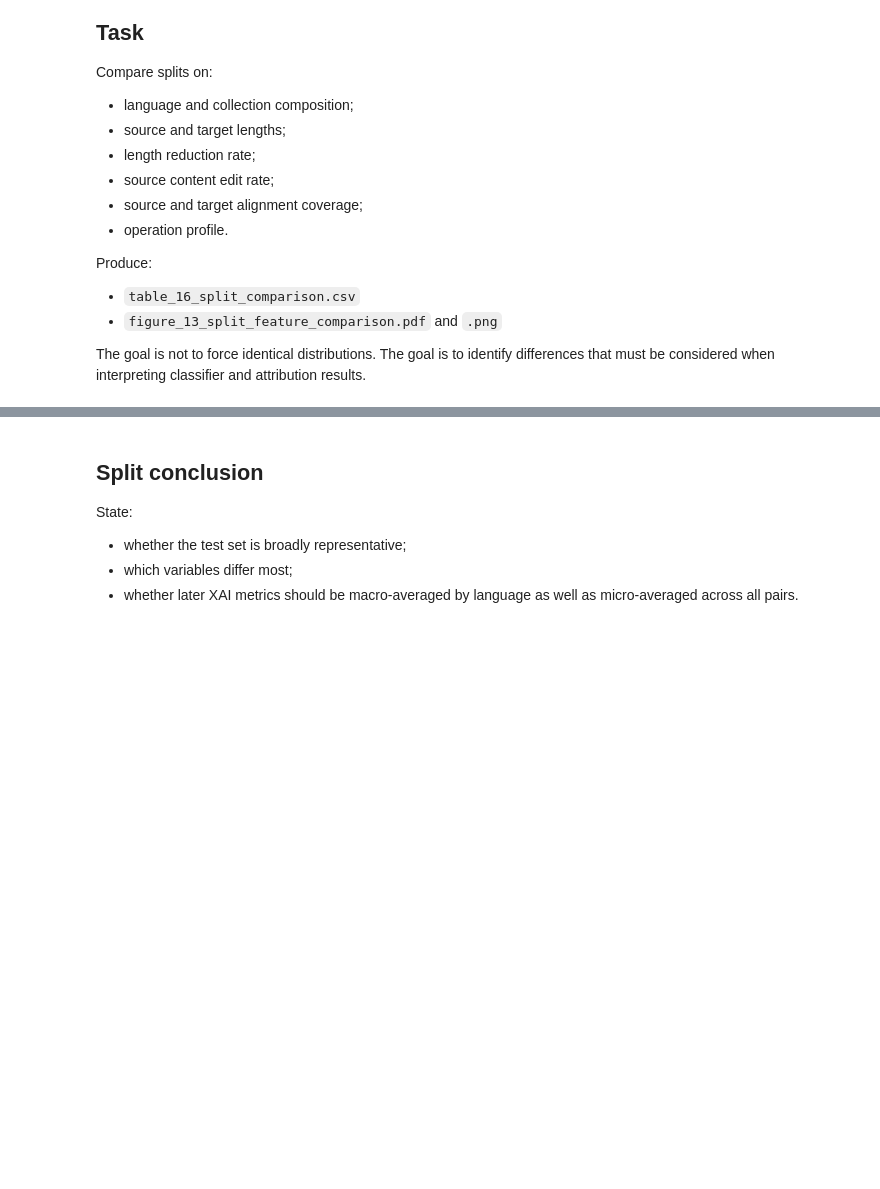
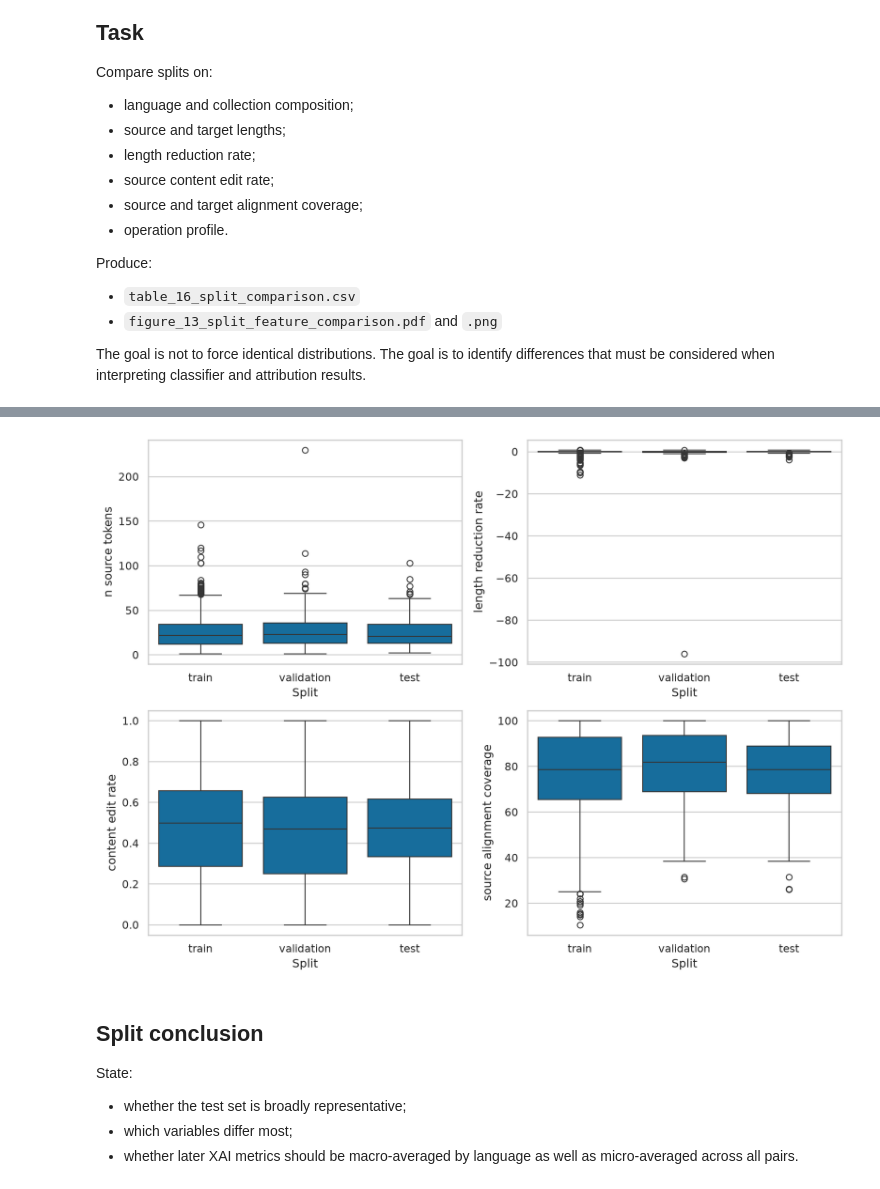
Before and after one commit to Owais-Mahmood/Interpretating-Readability-Evaluation-with-Explainable-AI, a Jupyter notebook: Task1/01_Dataset_statistical_and_strategy_analysis.ipynb, the cells around one changed output, grey strips where cells are left out. Cells and saved outputs as stored; diff of their text form; code cells hidden in the pictures; blank space fills up the shorter version.

```diff
--- a/Task1/01_Dataset_statistical_and_strategy_analysis.ipynb
+++ b/Task1/01_Dataset_statistical_and_strategy_analysis.ipynb
@@ -1180,3 +1570,85 @@ Produce:
 - `figure_13_split_feature_comparison.pdf` and `.png`
 
 The goal is not to force identical distributions. The goal is to identify differences that must be considered when interpreting classifier and attribution results.
+# %%
+# 8. Train, validation and test comparability
+
+from scipy.stats import kruskal, chi2_contingency
+
+
+# Build the pair-level analysis table (reuse pattern from Section 7)
+
+analysis_df = pairs[[
+    "pair_id", "language", "collection", "split", "n_source_tokens", "n_target_tokens",
+    "source_alignment_coverage", "target_alignment_coverage",
+]].merge(
+    table_12[["pair_id", "content_edit_rate"]], on="pair_id", how="inner"
+)
+analysis_df["length_reduction_rate"] = (
+    (analysis_df["n_source_tokens"] - analysis_df["n_target_tokens"]) / analysis_df["n_source_tokens"]
+)
+
+splits_order = ["train", "validation", "test"]
+numeric_vars = [
+    "n_source_tokens", "n_target_tokens", "length_reduction_rate", "content_edit_rate",
+    "source_alignment_coverage", "target_alignment_coverage",
+]
+
+
+# Composition: language and collection distribution by split
+
+lang_split_pct = pd.crosstab(analysis_df["language"], analysis_df["split"], normalize="columns") * 100
+collection_split_pct = pd.crosstab(analysis_df["collection"], analysis_df["split"], normalize="columns") * 100
+
+print("=== Language composition by split (%) ===")
+print(lang_split_pct.round(2))
+
+
+# table_16: Kruskal-Wallis for each numeric variable across splits
+
+rows = []
+for var in numeric_vars:
+    groups = [analysis_df[analysis_df["split"] == s][var].dropna().values for s in splits_order]
+    H, p = kruskal(*groups)
+    n = len(analysis_df)
+    k = len(groups)
+    eps_sq = (H - k + 1) / (n - k)
+    rows.append({"variable": var, "H": H, "p_value": p, "epsilon_squared": eps_sq})
+
+table_16 = pd.DataFrame(rows)
+
+# Operation profile (categorical) association with split
+
+if "split" not in source_tokens.columns:
+    source_tokens = source_tokens.merge(pairs[["pair_id", "split"]], on="pair_id", how="left")
+
+contingency = pd.crosstab(source_tokens["split"], source_tokens["operation"])
+chi2, p_chi2, dof, expected = chi2_contingency(contingency)
+n_tokens_split = contingency.values.sum()
+cramers_v_split = np.sqrt(chi2 / (n_tokens_split * (min(contingency.shape) - 1)))
+
+table_16 = pd.concat([
+    table_16,
+    pd.DataFrame([{"variable": "operation_profile (chi2)", "H": chi2, "p_value": p_chi2, "epsilon_squared": cramers_v_split}]),
+], ignore_index=True)
+
+table_16.to_csv(TABLES_DIR / "table_16_split_comparison.csv", index=False)
+
+print()
+print("=== table_16: split comparability tests ===")
+print(table_16.to_string(index=False))
+
+
+# figure_13: key features compared across splits
+
+plot_vars = ["n_source_tokens", "length_reduction_rate", "content_edit_rate", "source_alignment_coverage"]
+fig, axes = plt.subplots(2, 2, figsize=(11, 8))
+for ax, var in zip(axes.flat, plot_vars):
+    sns.boxplot(data=analysis_df, x="split", y=var, order=splits_order, ax=ax, color=sns.color_palette("colorblind")[0])
+    ax.set_xlabel("Split")
+    ax.set_ylabel(var.replace("_", " "))
+fig.tight_layout()
+fig.savefig(FIGURES_DIR / "figure_13_split_feature_comparison.pdf")
+fig.savefig(FIGURES_DIR / "figure_13_split_feature_comparison.png", dpi=300)
+plt.show()
+# %% [output]
@@ -1183,3 +1674,4 @@ The goal is not to force identical distributions. The goal is to identify differ
+[figure, added]
 # %% [markdown]
 ## Split conclusion
 
```
Also changed, not shown: parts of 27 cells of this notebook, 59 other files.
